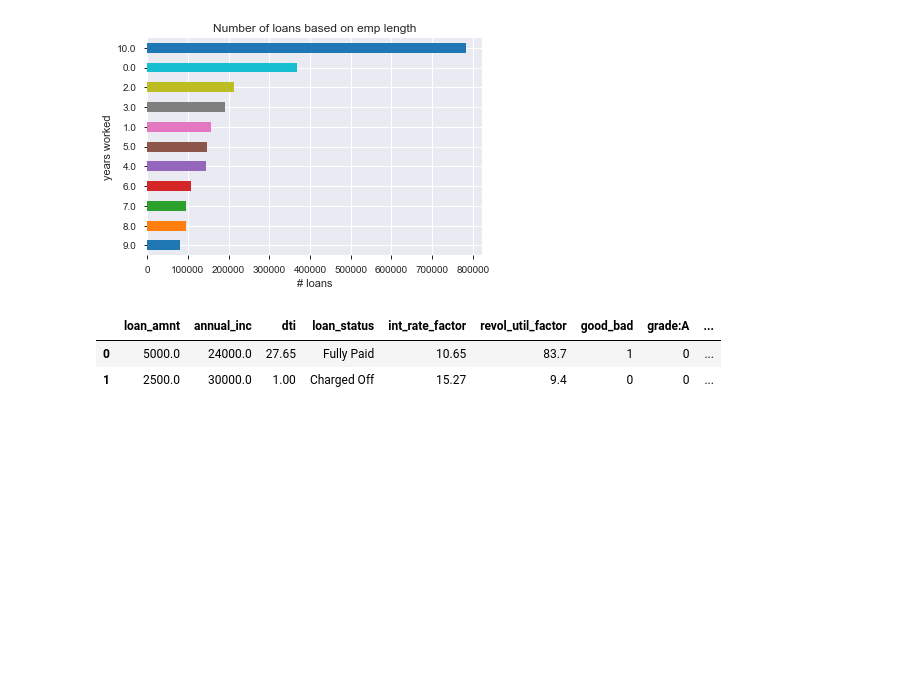
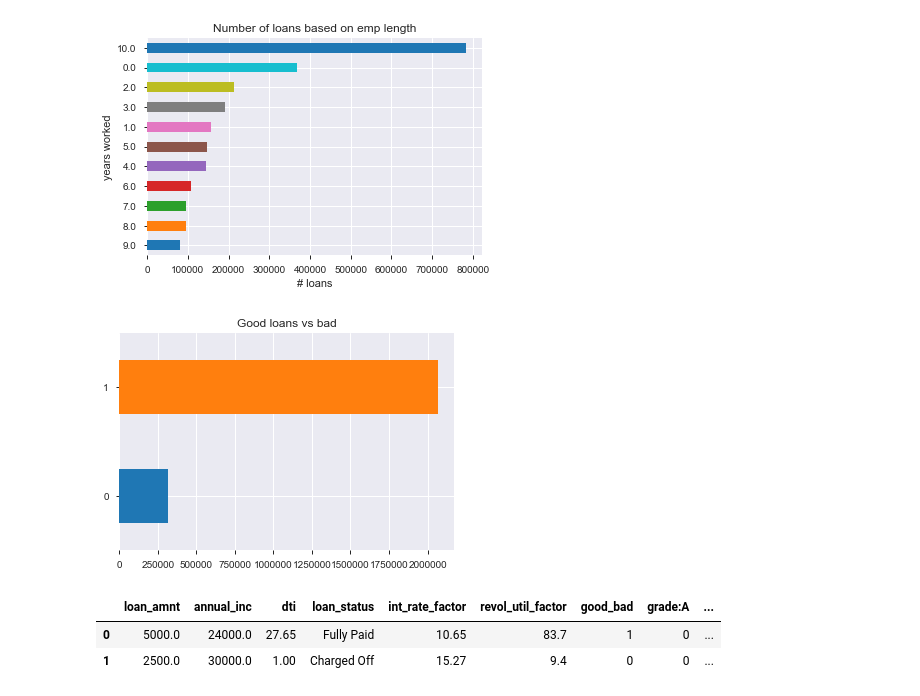
Before and after one commit to fayadabbasi/CreditRisk, a Jupyter notebook: LC_Revised_Workflow.ipynb, the cells around one changed output. Saved outputs shown, nothing was run; the diff lists cells and outputs as text; code cells hidden in the pictures; blank space fills up the shorter version.

```diff
--- a/LC_Revised_Workflow.ipynb
+++ b/LC_Revised_Workflow.ipynb
@@ -128,6 +128,11 @@ plt.xlabel('# loans')
 plt.ylabel('years worked');
 # %% [output]
 [figure]
+# %%
+df.good_bad.value_counts().sort_values().plot(kind='barh')
+plt.title('Good loans vs bad');
+# %% [output]
+[figure, added]
 # %%
 lst = ['grade','home_ownership','purpose','emp_length_int','term_int']
 def loan_data_d(dataframe, lst = []):
```
Also changed, not shown: parts of 10 cells of this notebook.
